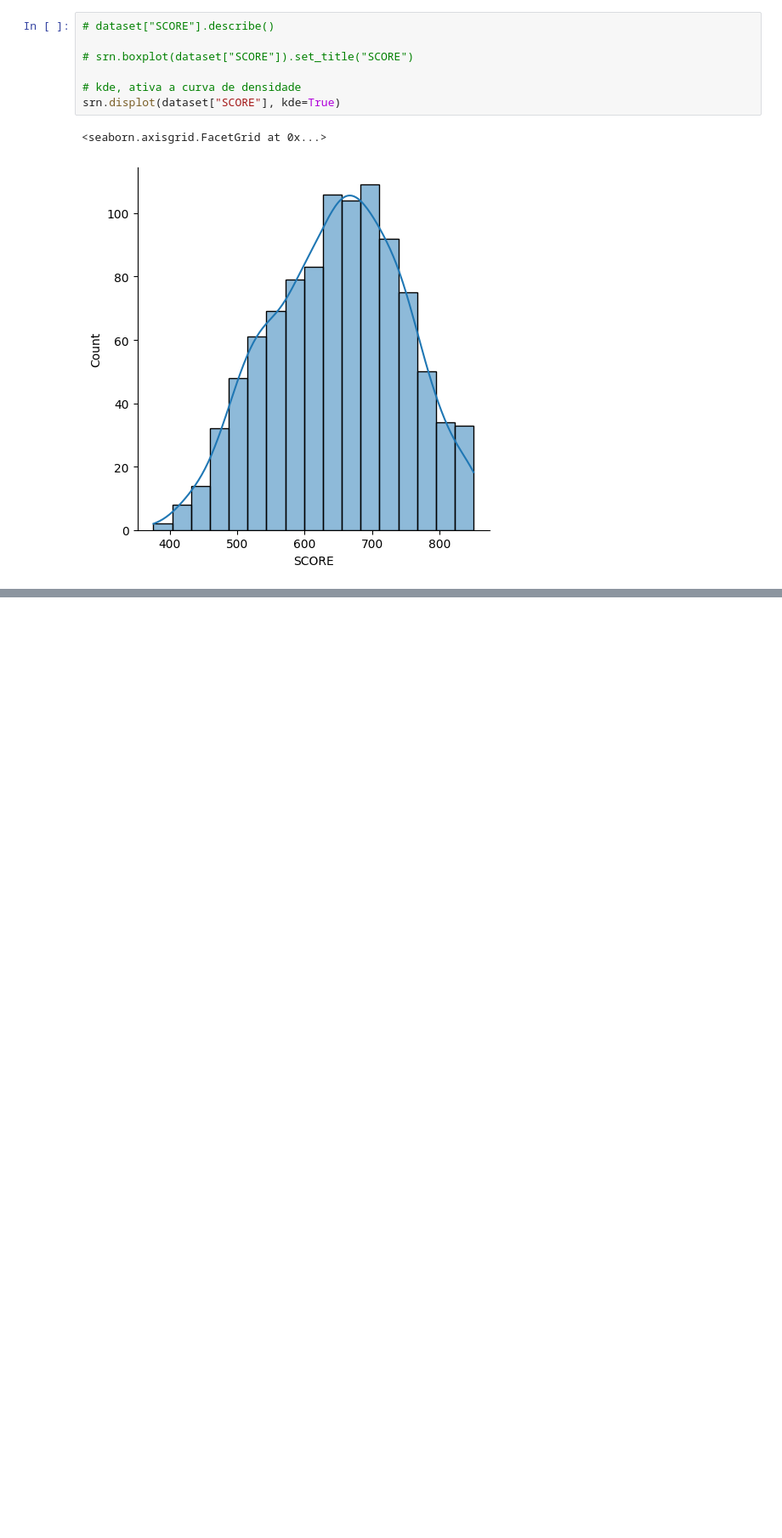
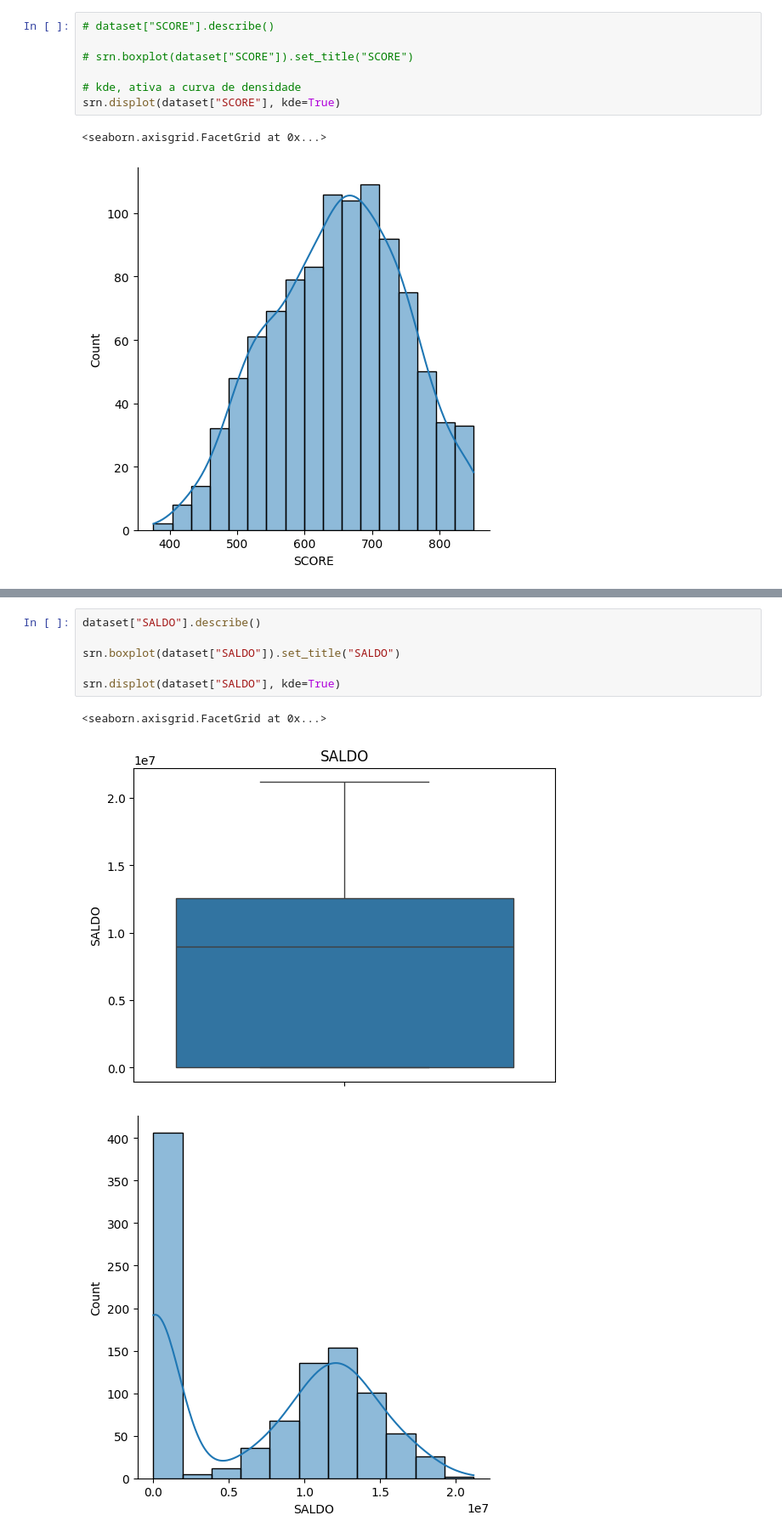
Before and after one commit to rodirodrigorodrigues/Data-Scientist-Training-The-Complete-Course, a Jupyter notebook: section_10.ipynb, the cells around one changed output, grey strips where cells are left out. Shown at 85% size. Cells and saved outputs as stored; diff of their text form; blank space fills up the shorter version.

```diff
--- a/section_10.ipynb
+++ b/section_10.ipynb
@@ -52,0 +95,10 @@ srn.displot(dataset["SCORE"], kde=True)
+# %%
+dataset["SALDO"].describe()
+
+srn.boxplot(dataset["SALDO"]).set_title("SALDO")
+
+srn.displot(dataset["SALDO"], kde=True)
+# %% [output]
+<seaborn.axisgrid.FacetGrid at 0x...>
+[figure, added]
+[figure, added]
```
Also changed, not shown: parts of 22 cells of this notebook.
